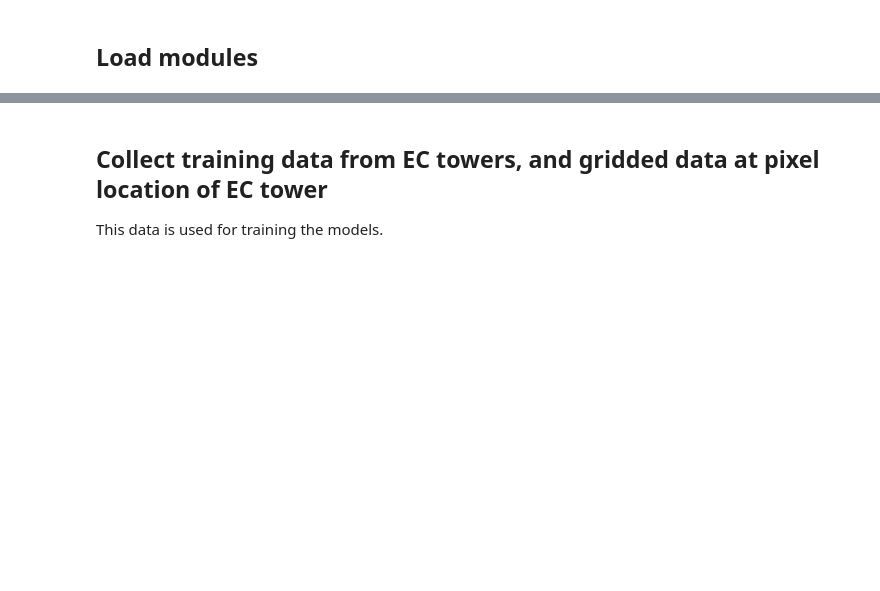
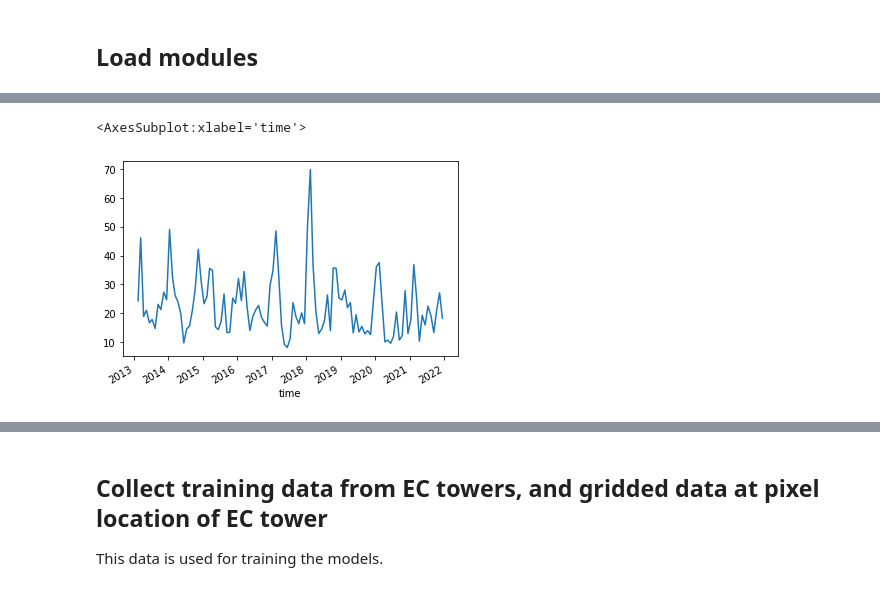
Before and after one commit to cbur24/NEE_modelling, a Jupyter notebook: 2_Extract_EC_and_gridded_data.ipynb, the cells around one changed output, grey strips where cells are left out. Saved outputs shown, nothing was run; the diff lists cells and outputs as text; code cells hidden in the pictures; blank space fills up the shorter version.

```diff
--- a/2_Extract_EC_and_gridded_data.ipynb
+++ b/2_Extract_EC_and_gridded_data.ipynb
@@ -16,0 +38,5 @@ flux = xr.open_dataset(base+'Emerald/2022_v1/L6/default/Emerald_L6_20110610_2013
+# %%
+flux.ER_SOLO_EC.plot()
+# %% [output]
+<AxesSubplot:xlabel='time'>
+[figure, added]
```
Also changed, not shown: parts of 8 cells of this notebook, 4 other files.
